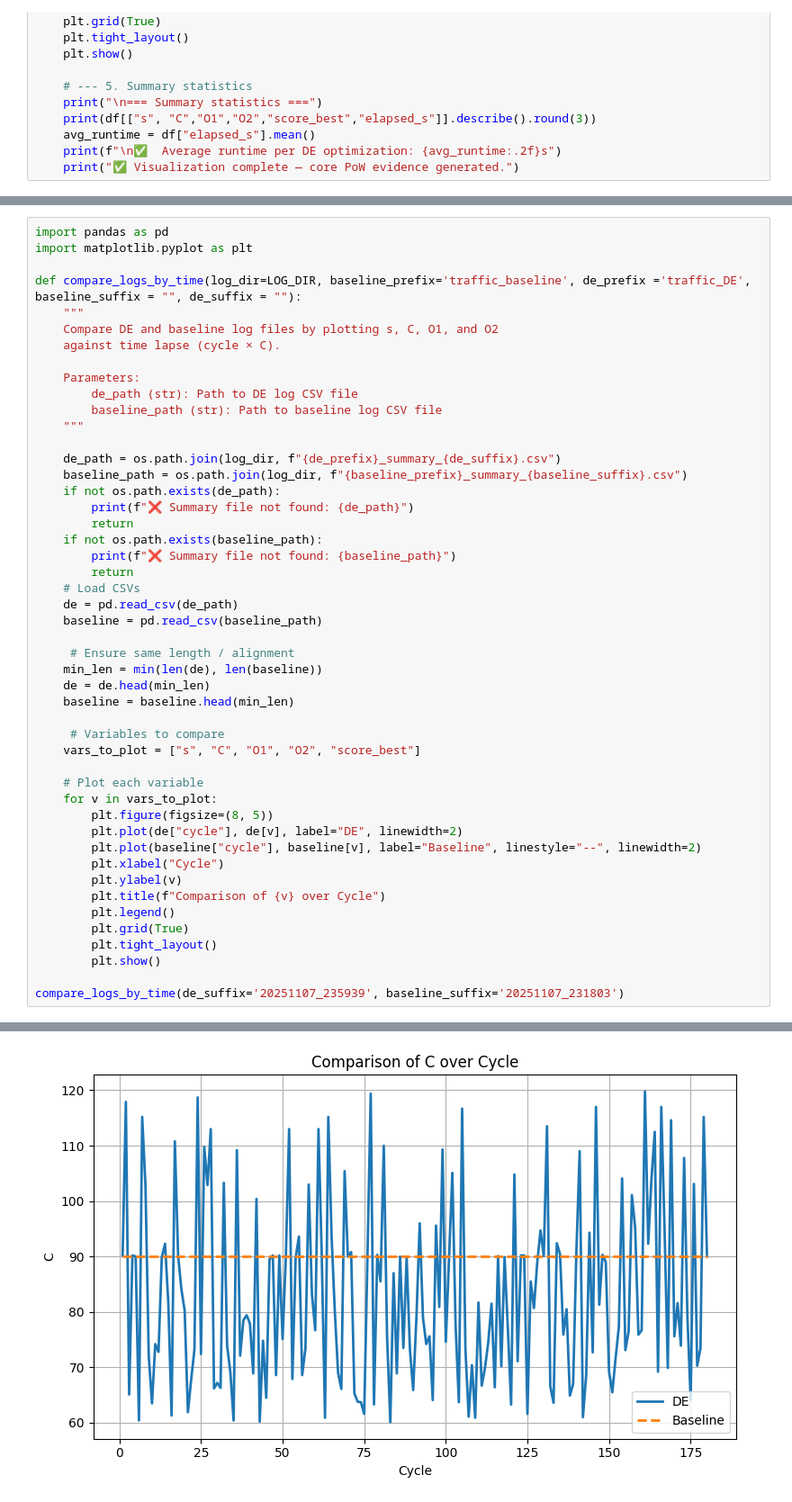
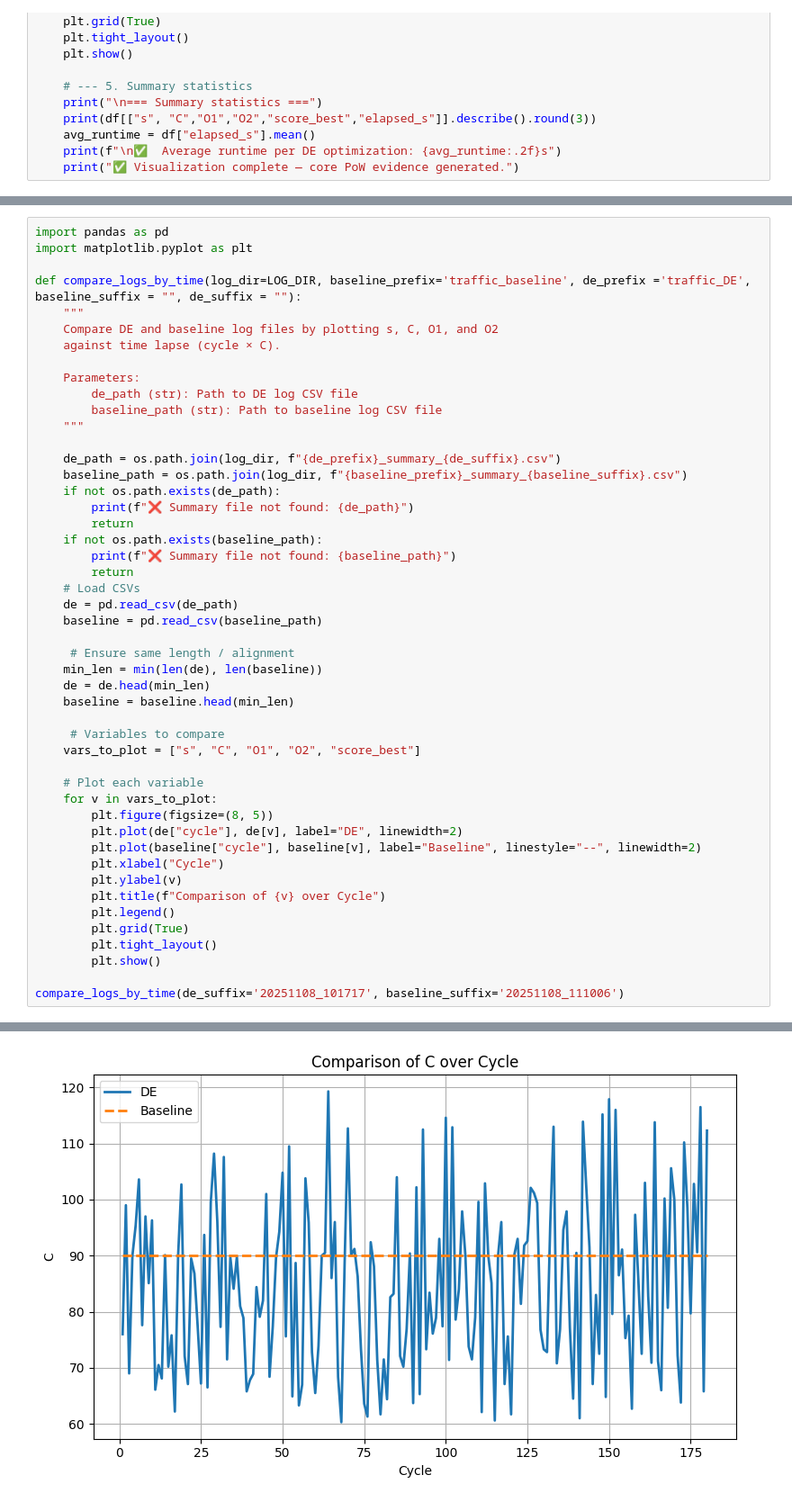
Before and after one commit to Kaos1105/EA_traffic_control, a Jupyter notebook: controller.ipynb, the cells around one changed output, grey strips where cells are left out. Shown at 90% size. Cells and saved outputs as stored; diff of their text form.

```diff
--- a/controller.ipynb
+++ b/controller.ipynb
@@ -830,5 +763,5 @@ def compare_logs_by_time(log_dir=LOG_DIR, baseline_prefix='traffic_baseline', de
         plt.tight_layout()
         plt.show()
 
-compare_logs_by_time(de_suffix='20251107_235939', baseline_suffix='20251107_231803')
+compare_logs_by_time(de_suffix='20251108_101717', baseline_suffix='20251108_111006')
 # %% [output]
@@ -836 +769 @@ compare_logs_by_time(de_suffix='20251107_235939', baseline_suffix='20251107_2318
-[figure, old version]
+[figure, new version]
```
Also changed, not shown: parts of 6 cells of this notebook, 2 other files.
